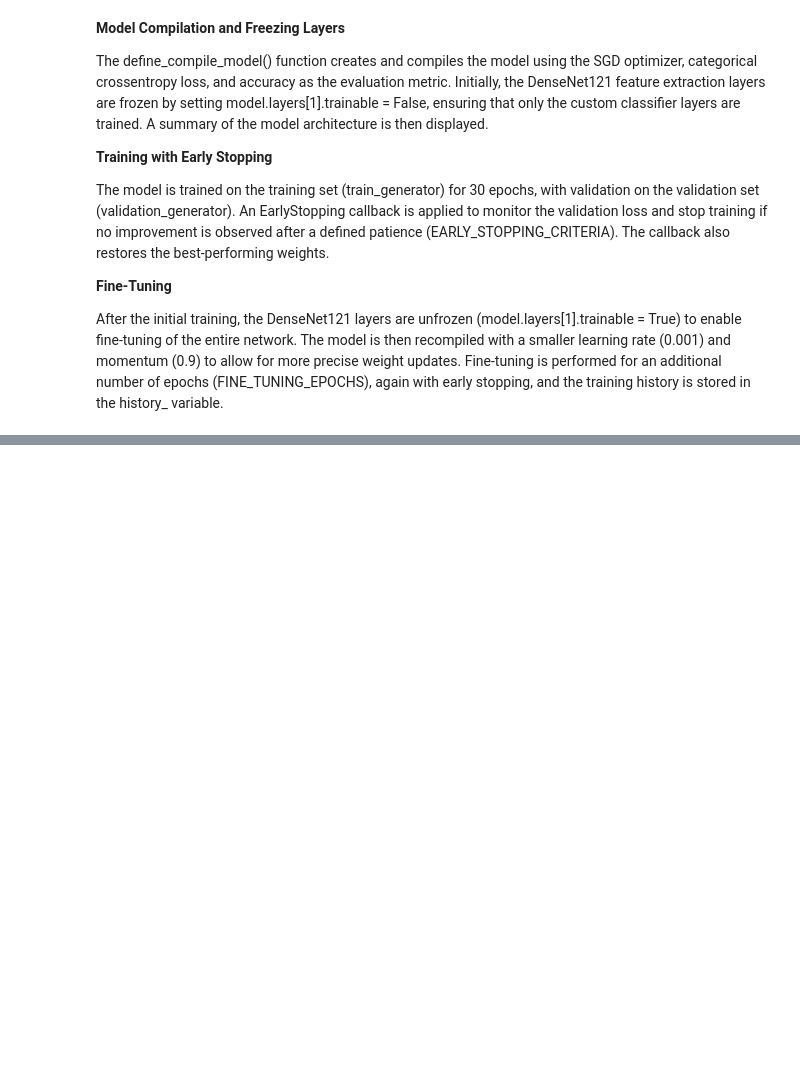
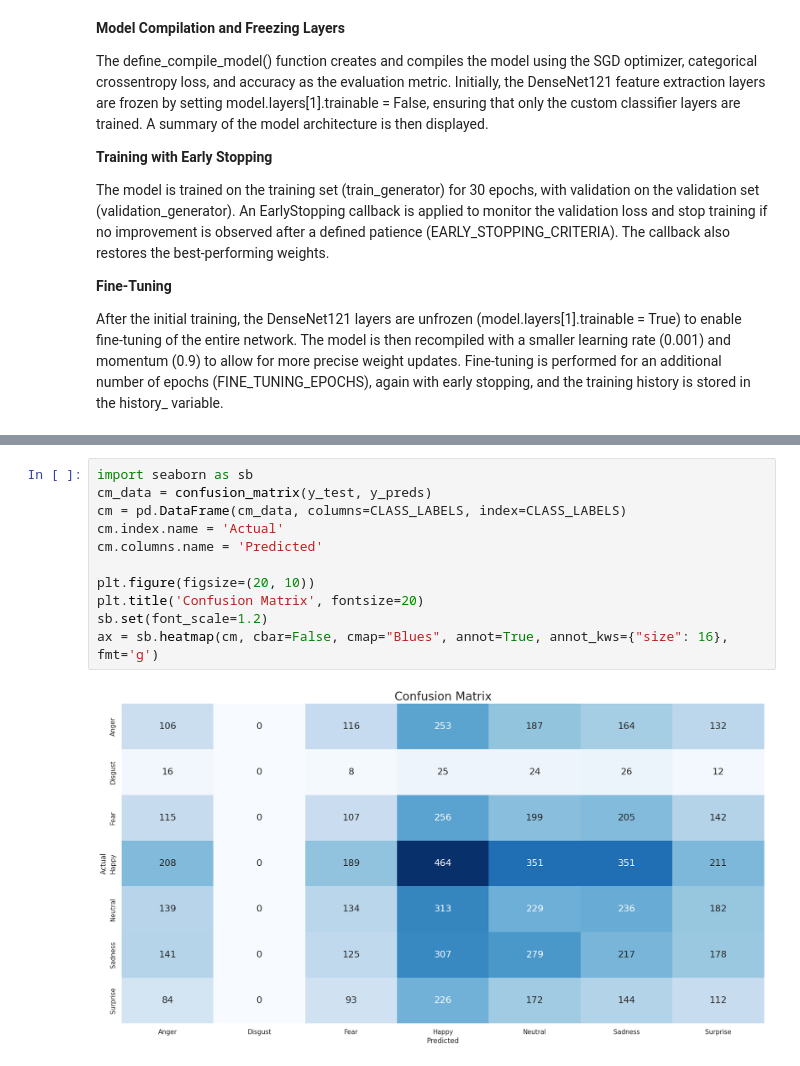
Before and after one commit to Dulavinya/Emotion_Detection_CNN, a Jupyter notebook: Emotion_detection.ipynb, the cells around one changed output, grey strips where cells are left out. Saved outputs shown, nothing was run; the diff lists cells and outputs as text; blank space fills up the shorter version.

```diff
--- a/Emotion_detection.ipynb
+++ b/Emotion_detection.ipynb
@@ -304,0 +397,13 @@ Epoch 4/30
+# %%
+import seaborn as sb
+cm_data = confusion_matrix(y_test, y_preds)
+cm = pd.DataFrame(cm_data, columns=CLASS_LABELS, index=CLASS_LABELS)
+cm.index.name = 'Actual'
+cm.columns.name = 'Predicted'
+
+plt.figure(figsize=(20, 10))
+plt.title('Confusion Matrix', fontsize=20)
+sb.set(font_scale=1.2)
+ax = sb.heatmap(cm, cbar=False, cmap="Blues", annot=True, annot_kws={"size": 16}, fmt='g')
+# %% [output]
+[figure, added]
```
Also changed, not shown: parts of 16 cells of this notebook.
